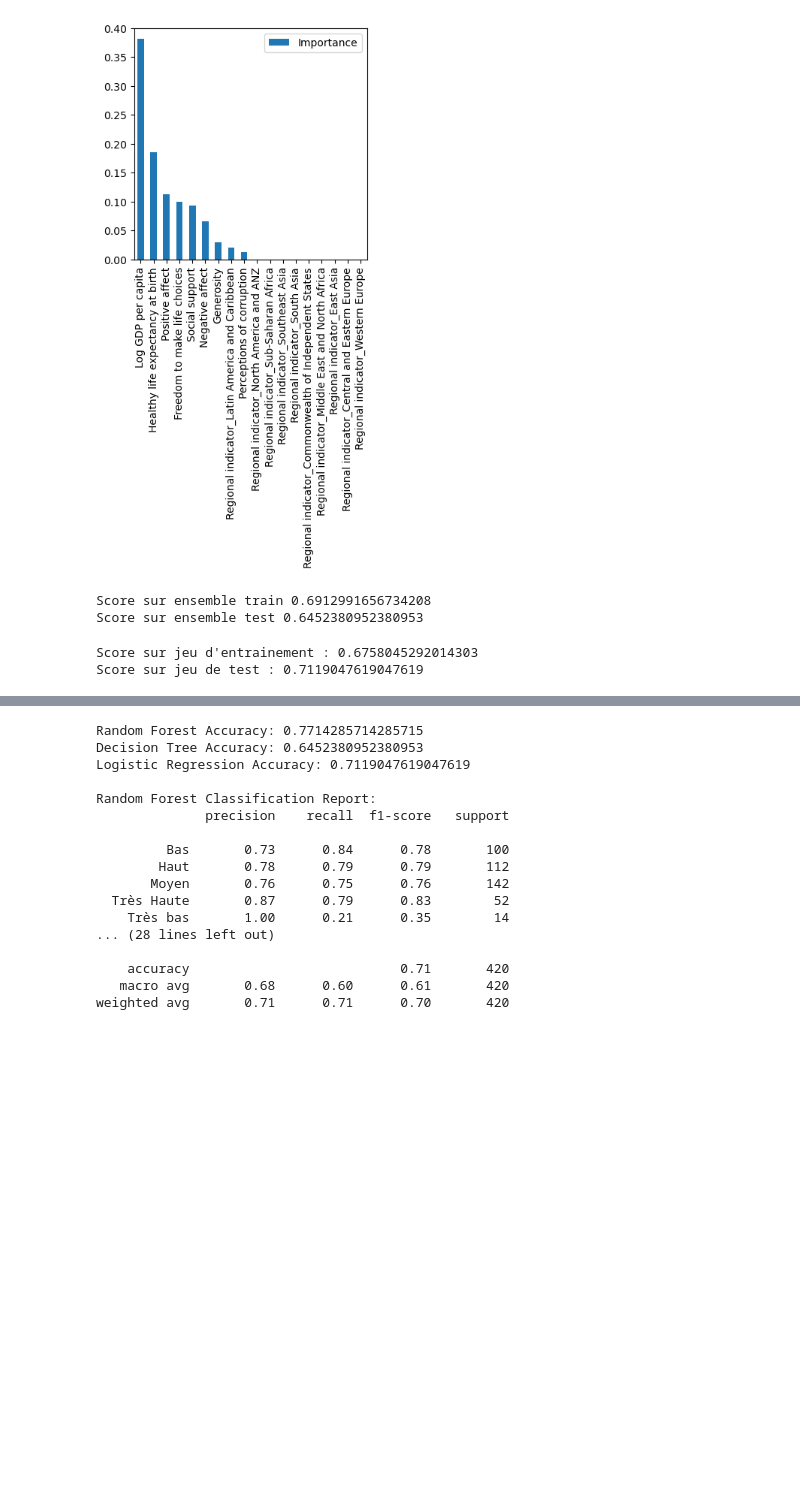
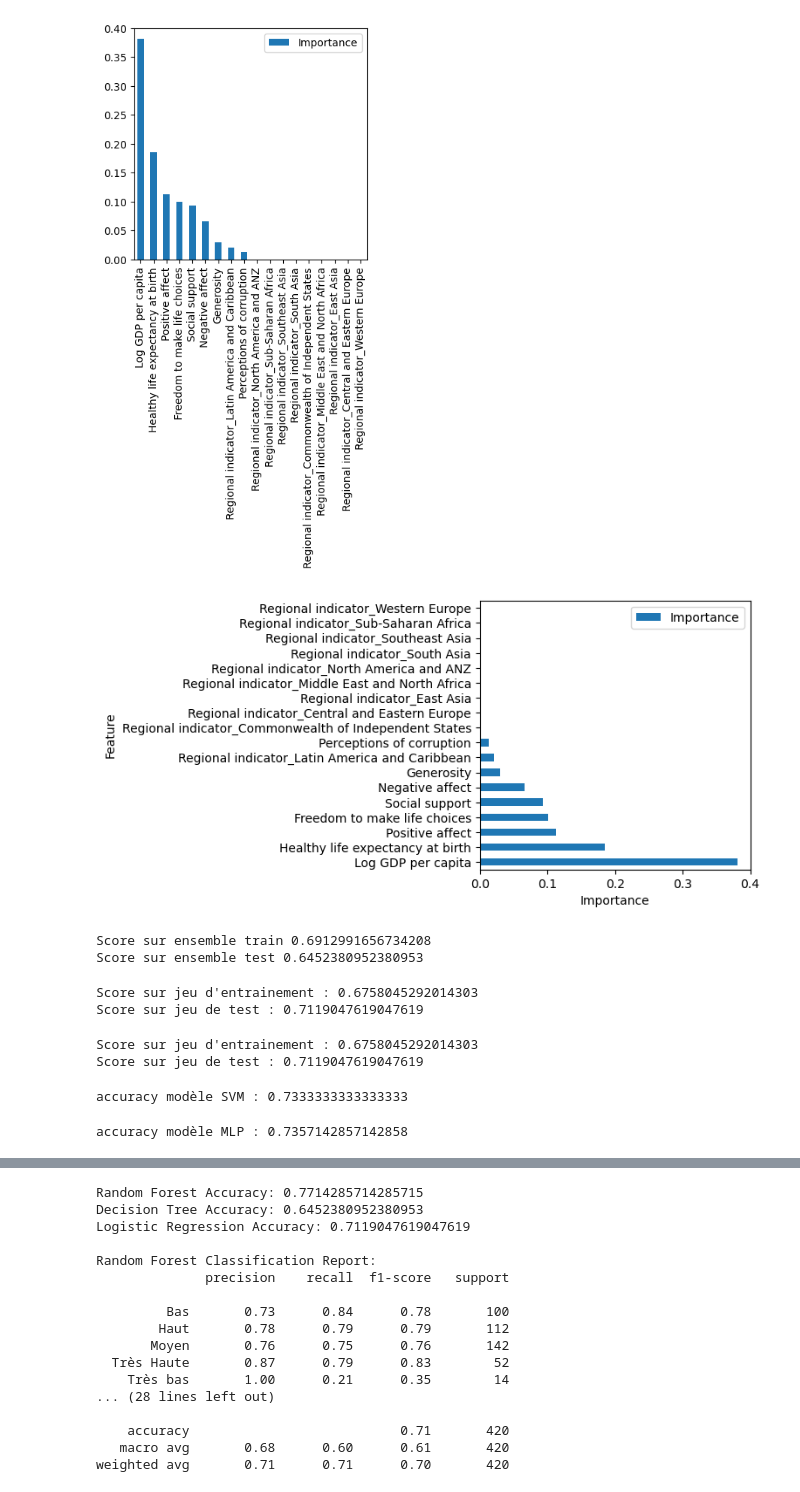
Before and after one commit to SkylerAuraArena/happinessmeter, a Jupyter notebook: notebooks/ML_Standardisation_Classification.ipynb, the cells around one changed output, grey strips where cells are left out. Saved outputs shown, nothing was run; the diff lists cells and outputs as text; code cells hidden in the pictures; blank space fills up the shorter version.

```diff
--- a/notebooks/ML_Standardisation_Classification.ipynb
+++ b/notebooks/ML_Standardisation_Classification.ipynb
@@ -141,6 +141,21 @@ feat_importances.sort_values(by='Importance', ascending=False, inplace=True)
 feat_importances.plot(kind='bar', figsize=(4,4));
 # %% [output]
 [figure]
+# %%
+import matplotlib.pyplot as plt
+%matplotlib inline
+
+# ... (votre code pour calculer feat_importances)
+
+feat_importances.sort_values(by='Importance', ascending=False, inplace=True)
+
+# Utilisation de barh au lieu de bar pour un graphique à barres horizontal
+feat_importances.plot(kind='barh', figsize=(4, 4))
+plt.xlabel('Importance')  # Définir l'étiquette de l'axe x
+plt.ylabel('Feature')     # Définir l'étiquette de l'axe y
+plt.show()
+# %% [output]
+[figure, added]
 # %%
 X_train_new = X_train[['Log GDP per capita','Healthy life expectancy at birth','Positive affect',"Social support"]]
 X_test_new = X_test[['Log GDP per capita','Healthy life expectancy at birth','Positive affect',"Social support"]]
@@ -158,6 +173,25 @@ print('Score sur ensemble test', dtc2.score(X_test_new, y_test))
 # %% [output]
 Score sur ensemble train 0.6912991656734208
 Score sur ensemble test 0.6452380952380953
+# %%
+#LA REGRESSION LOGISTIQUE
+from sklearn.linear_model import LogisticRegression
+
+#Pour supprimer le message d'erreur suivant : "TOTAL NO. of ITERATIONS REACHED LIMIT"
+#j'ajoute un nombre d'iteration a 1000 ce qui améliore legerement le modele.
+
+LR = LogisticRegression(max_iter=1000,random_state=42)
+
+LR.fit(X_train,y_train)
+
+print("Score sur jeu d'entrainement :",LR.score(X_train,y_train))
+print("Score sur jeu de test :",LR.score(X_test,y_test))
+
+#Score legerement supérieur à la méthode d'arbre de classification mais un score bas sur le jeu d'entrainement. Voyons une
+#autre méthode d'algorithme.
+# %% [output]
+Score sur jeu d'entrainement : 0.6758045292014303
+Score sur jeu de test : 0.7119047619047619
 # %%
 #LA REGRESSION LOGISTIQUE
 from sklearn.linear_model import LogisticRegression
@@ -177,6 +211,34 @@ print("Score sur jeu de test :",LR.score(X_test,y_test))
 # %% [output]
 Score sur jeu d'entrainement : 0.6758045292014303
 Score sur jeu de test : 0.7119047619047619
+# %%
+from sklearn.svm import SVC
+
+# Crée un classifieur SVM
+svm_classifier = SVC()
+
+# Entraîne le modèle
+svm_classifier.fit(X_train, y_train)
+
+# Évalue le modèle
+accuracy = svm_classifier.score(X_test, y_test)
+
+print('accuracy modèle SVM :',accuracy)
+# %% [output]
+accuracy modèle SVM : 0.7333333333333333
+# %%
+from sklearn.neural_network import MLPClassifier
+
+# Crée un classifieur MLP
+mlp_classifier = MLPClassifier(hidden_layer_sizes=(100,))
+
+# Entraîne le modèle
+mlp_classifier.fit(X_train, y_train)
+
+# Évalue le modèle
+print('accuracy modèle MLP :',mlp_classifier.score(X_test, y_test))
+# %% [output]
+accuracy modèle MLP : 0.7357142857142858
 # %%
 #LE RANDOM FOREST
 
```
Also changed, not shown: parts of 2 cells of this notebook, 5 other files.
